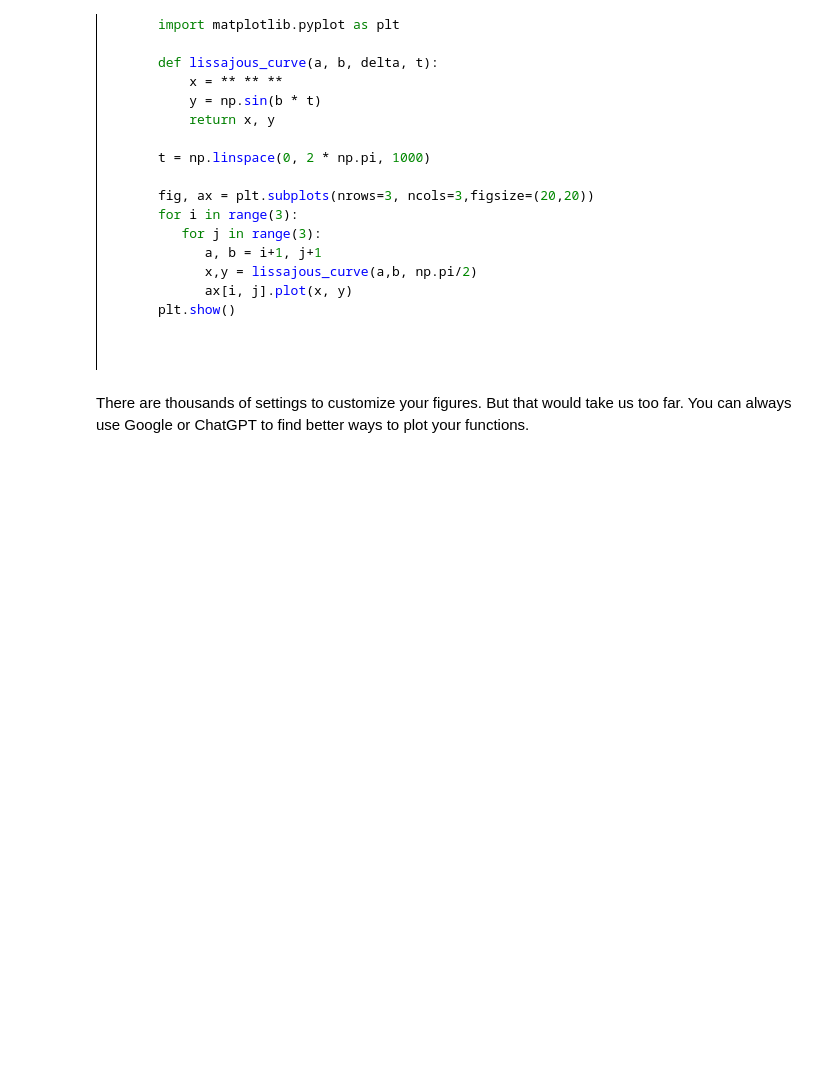
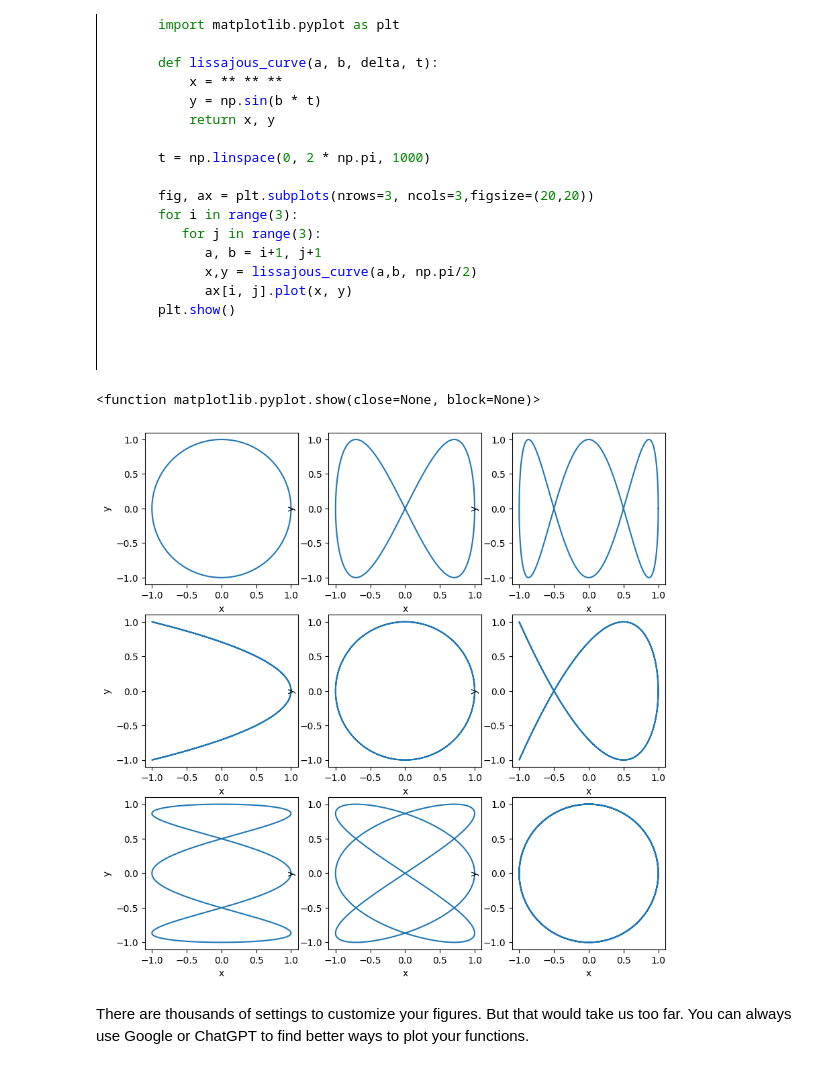
Before and after one commit to Gribouille007/MV2627_Exercises, a Jupyter notebook: Session1_Introduction/session1_introduction.ipynb, the cells around one changed output. Saved outputs shown, nothing was run; the diff lists cells and outputs as text; code cells hidden in the pictures; blank space fills up the shorter version.

```diff
--- a/Session1_Introduction/session1_introduction.ipynb
+++ b/Session1_Introduction/session1_introduction.ipynb
@@ -668,3 +699,26 @@ raise NotImplementedError()
+# %%
+def lissajous_curve(a, b, delta, t):
+    x = np.sin(a*t+delta)
+    y = np.sin(b*t)
+    return x, y
+
+delta = pi/2
+t = np.linspace(0, 2*pi, 1000)
+
+fig, ax = plt.subplots(nrows=3, ncols=3, figsize=(10, 10))
+for i in range(3):
+    for j in range(3):
+        a, b = i+1, j+1     #range starts at 0
+        x, y = lissajous_curve(a, b, delta, t)
+        ax[i, j].plot(x, y)
+        ax[i, j].set_xlabel("x")
+        ax[i, j].set_ylabel("y")
+
+
+plt.show
+# %% [output]
+<function matplotlib.pyplot.show(close=None, block=None)>
+[figure, added]
 # %% [markdown]
 There are thousands of settings to customize your figures. But that would take us too far. You can always use Google or ChatGPT to find better ways to plot your functions.
 # %% [markdown]
```
Also changed, not shown: parts of 25 cells of this notebook.
